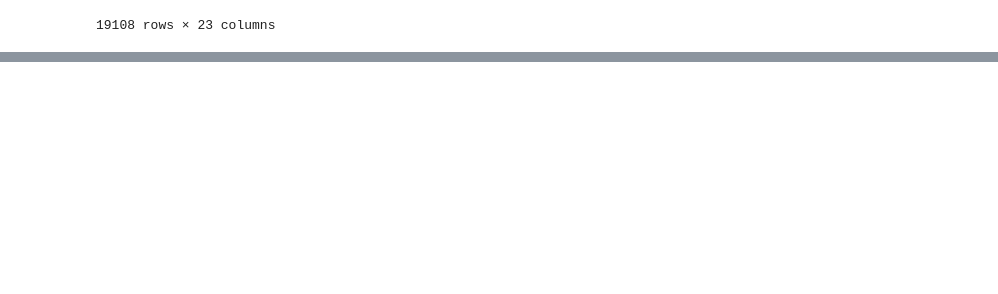
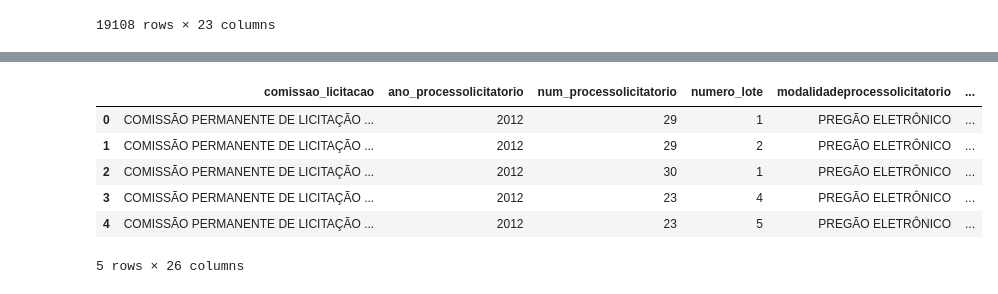
Before and after one commit to dayviddouglas/ciencia_de_dados_licitacoes_prefeitura_do_recife, a Jupyter notebook: dashboard.ipynb, the cells around one changed output, grey strips where cells are left out. Cells and saved outputs as stored; diff of their text form; code cells hidden in the pictures; blank space fills up the shorter version.

```diff
--- a/dashboard.ipynb
+++ b/dashboard.ipynb
@@ -90,0 +51,38 @@ if __name__=='__main__':
+# %%
+base2 = base.copy()
+
+def abreviar_coluna_especifica(base2, coluna_especifica):
+    # Verifica se a coluna especificada existe no DataFrame
+    if coluna_especifica in base2.columns:
+        # Aplica a função de abreviação somente na coluna especificada
+        base2[coluna_especifica] = base2[coluna_especifica].apply(lambda x: abreviar_apos_primeiro_nome(x) if isinstance(x, str) else x)
+    return base2
+
+def abreviar_apos_primeiro_nome(s):
+    partes = s.split(maxsplit=1)
+    # Mantém o primeiro nome e abrevia o restante das palavras em grupos de 3 caracteres
+    if len(partes) > 1:
+        # Abrevia cada palavra do restante da string em grupos de 3 caracteres
+        abreviacao = ' '.join([palavra[:3] for palavra in partes[1].split()])
+        return partes[0] + ' ' + abreviacao
+    else:
+        return s
+
+# Supondo que base2 seja um DataFrame do pandas, a função agora será aplicada somente na coluna 'orgao_licitante'.
+# O código a seguir é apenas para demonstração e não será executado aqui.
+base2['orgao_abreviado'] = base2['orgao_licitante']
+base2['comissao_abreviado'] = base2['comissao_licitacao']
+base2['objeto_abreviado'] = base2['objeto']
+
+base2 = abreviar_coluna_especifica(base2, 'orgao_abreviado')
+base2 = abreviar_coluna_especifica(base2, 'comissao_abreviado')
+base2 = abreviar_coluna_especifica(base2, 'objeto_abreviado')
+base2.head()
+# %% [output]
+|  | comissao_licitacao | ano_processolicitatorio | num_processolicitatorio | numero_lote | modalidadeprocessolicitatorio | ... |
+| 0 | COMISSÃO PERMANENTE DE LICITAÇÃO ... | 2012 | 29 | 1 | PREGÃO ELETRÔNICO | ... |
+| 1 | COMISSÃO PERMANENTE DE LICITAÇÃO ... | 2012 | 29 | 2 | PREGÃO ELETRÔNICO | ... |
+| 2 | COMISSÃO PERMANENTE DE LICITAÇÃO ... | 2012 | 30 | 1 | PREGÃO ELETRÔNICO | ... |
+| 3 | COMISSÃO PERMANENTE DE LICITAÇÃO ... | 2012 | 23 | 4 | PREGÃO ELETRÔNICO | ... |
+| 4 | COMISSÃO PERMANENTE DE LICITAÇÃO ... | 2012 | 23 | 5 | PREGÃO ELETRÔNICO | ... |
+5 rows × 26 columns
```
Also changed, not shown: parts of 20 cells of this notebook.
